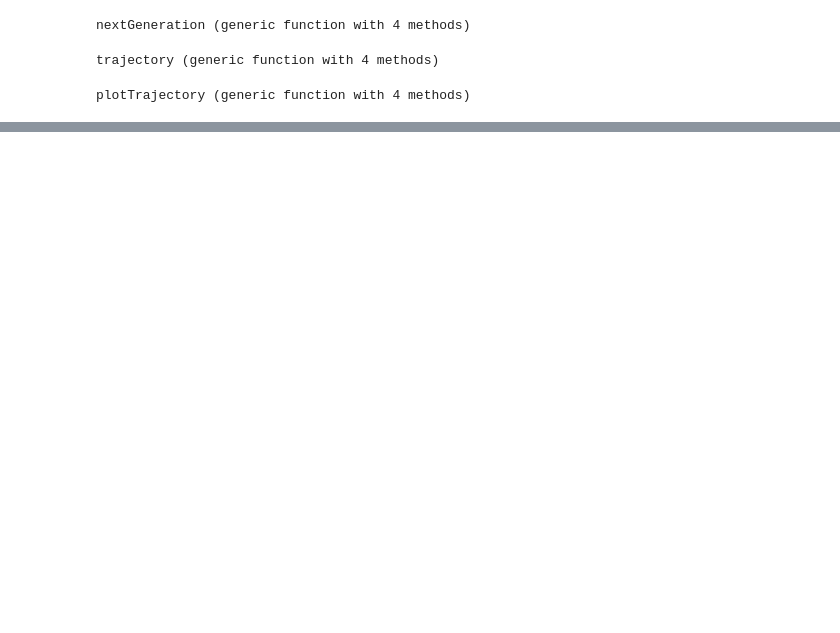
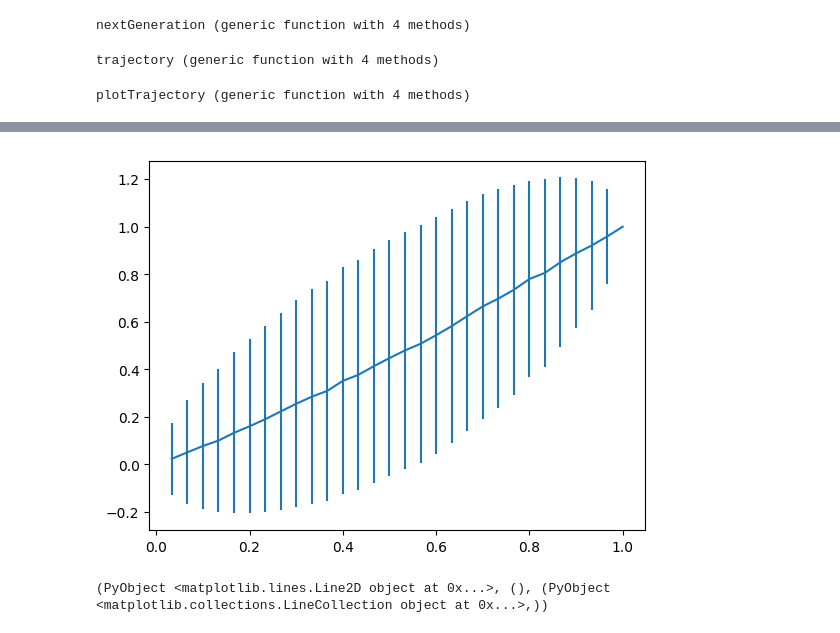
Before and after one commit to Flewer47/MOPSIProject, a Jupyter notebook: Wright-Fisher_Algorithm.ipynb, the cells around one changed output, grey strips where cells are left out. Drawn from its saved outputs; the diff is of its cells as text; code cells hidden in the pictures; blank space fills up the shorter version.

```diff
--- a/Wright-Fisher_Algorithm.ipynb
+++ b/Wright-Fisher_Algorithm.ipynb
@@ -145,0 +195,5 @@ show()
+# %%
+errorbar(collection_of_initialProportions, collection_of_estimated_pN, yerr = collection_of_deviation)
+# %% [output]
+[figure, added]
+(PyObject <matplotlib.lines.Line2D object at 0x...>, (), (PyObject <matplotlib.collections.LineCollection object at 0x...>,))
```
Also changed, not shown: parts of 4 cells of this notebook.
